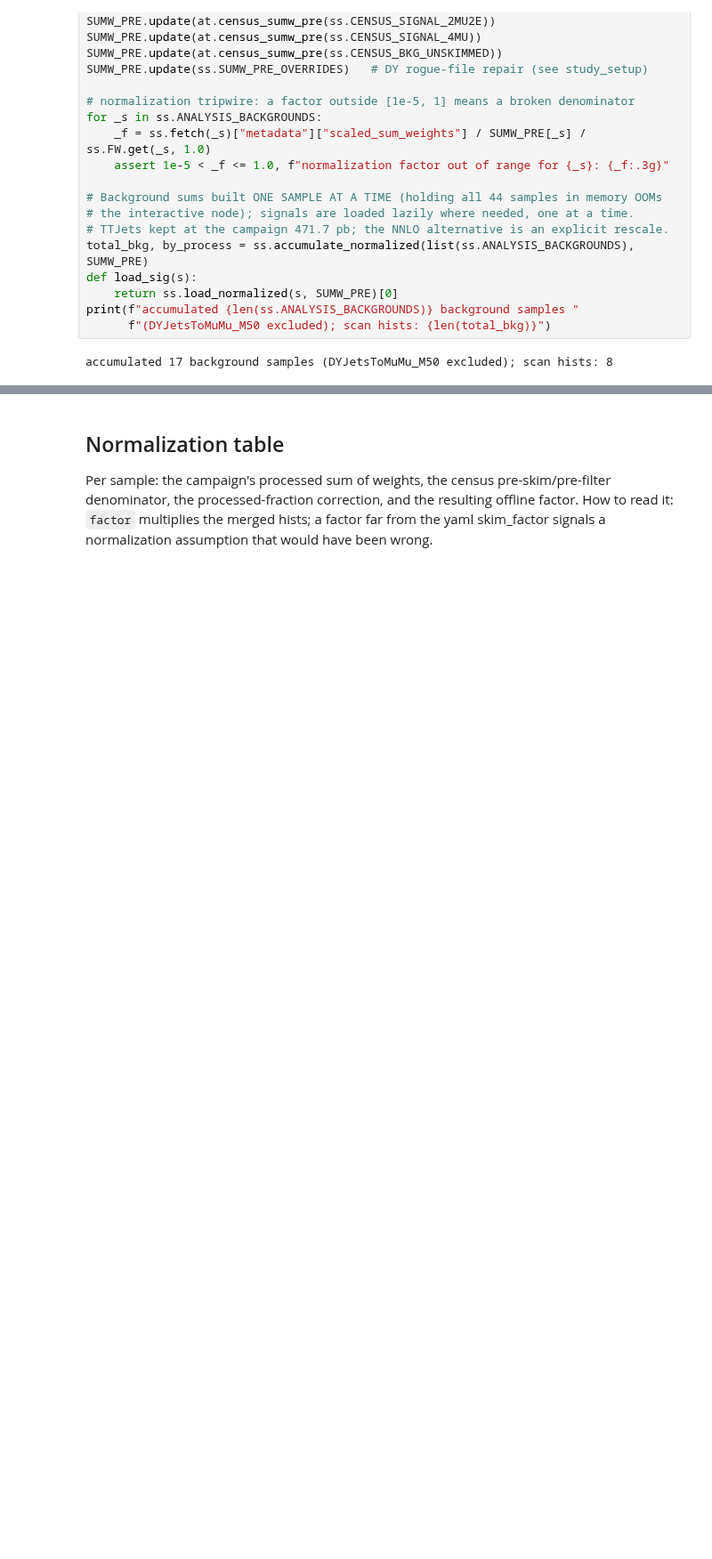
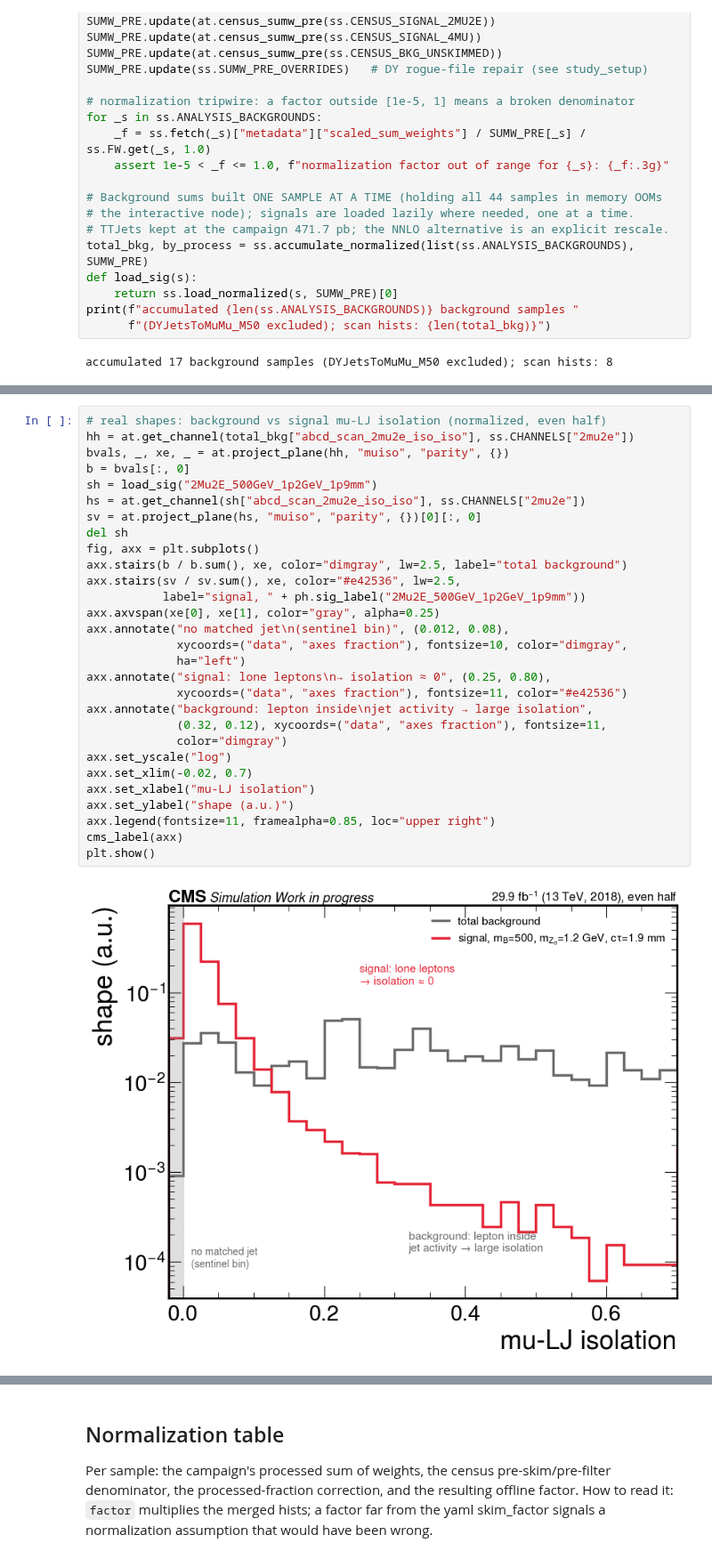
Before and after one commit to murtaza-safdari/SIDM, a Jupyter notebook: sidm/studies/abcd_plane_study/01_plane_atlas.ipynb, the cells around one changed output, grey strips where cells are left out. Shown at 89% size. Cells and saved outputs as stored; diff of their text form; blank space fills up the shorter version.

```diff
--- a/sidm/studies/abcd_plane_study/01_plane_atlas.ipynb
+++ b/sidm/studies/abcd_plane_study/01_plane_atlas.ipynb
@@ -50,0 +122,31 @@ accumulated 17 background samples (DYJetsToMuMu_M50 excluded); scan hists: 8
+# %%
+# real shapes: background vs signal mu-LJ isolation (normalized, even half)
+hh = at.get_channel(total_bkg["abcd_scan_2mu2e_iso_iso"], ss.CHANNELS["2mu2e"])
+bvals, _, xe, _ = at.project_plane(hh, "muiso", "parity", {})
+b = bvals[:, 0]
+sh = load_sig("2Mu2E_500GeV_1p2GeV_1p9mm")
+hs = at.get_channel(sh["abcd_scan_2mu2e_iso_iso"], ss.CHANNELS["2mu2e"])
+sv = at.project_plane(hs, "muiso", "parity", {})[0][:, 0]
+del sh
+fig, axx = plt.subplots()
+axx.stairs(b / b.sum(), xe, color="dimgray", lw=2.5, label="total background")
+axx.stairs(sv / sv.sum(), xe, color="#e42536", lw=2.5,
+           label="signal, " + ph.sig_label("2Mu2E_500GeV_1p2GeV_1p9mm"))
+axx.axvspan(xe[0], xe[1], color="gray", alpha=0.25)
+axx.annotate("no matched jet\n(sentinel bin)", (0.012, 0.08),
+             xycoords=("data", "axes fraction"), fontsize=10, color="dimgray",
+             ha="left")
+axx.annotate("signal: lone leptons\n→ isolation ≈ 0", (0.25, 0.80),
+             xycoords=("data", "axes fraction"), fontsize=11, color="#e42536")
+axx.annotate("background: lepton inside\njet activity → large isolation",
+             (0.32, 0.12), xycoords=("data", "axes fraction"), fontsize=11,
+             color="dimgray")
+axx.set_yscale("log")
+axx.set_xlim(-0.02, 0.7)
+axx.set_xlabel("mu-LJ isolation")
+axx.set_ylabel("shape (a.u.)")
+axx.legend(fontsize=11, framealpha=0.85, loc="upper right")
+cms_label(axx)
+plt.show()
+# %% [output]
+[figure, added]
```
Also changed, not shown: parts of 8 cells of this notebook, 11 other files.
